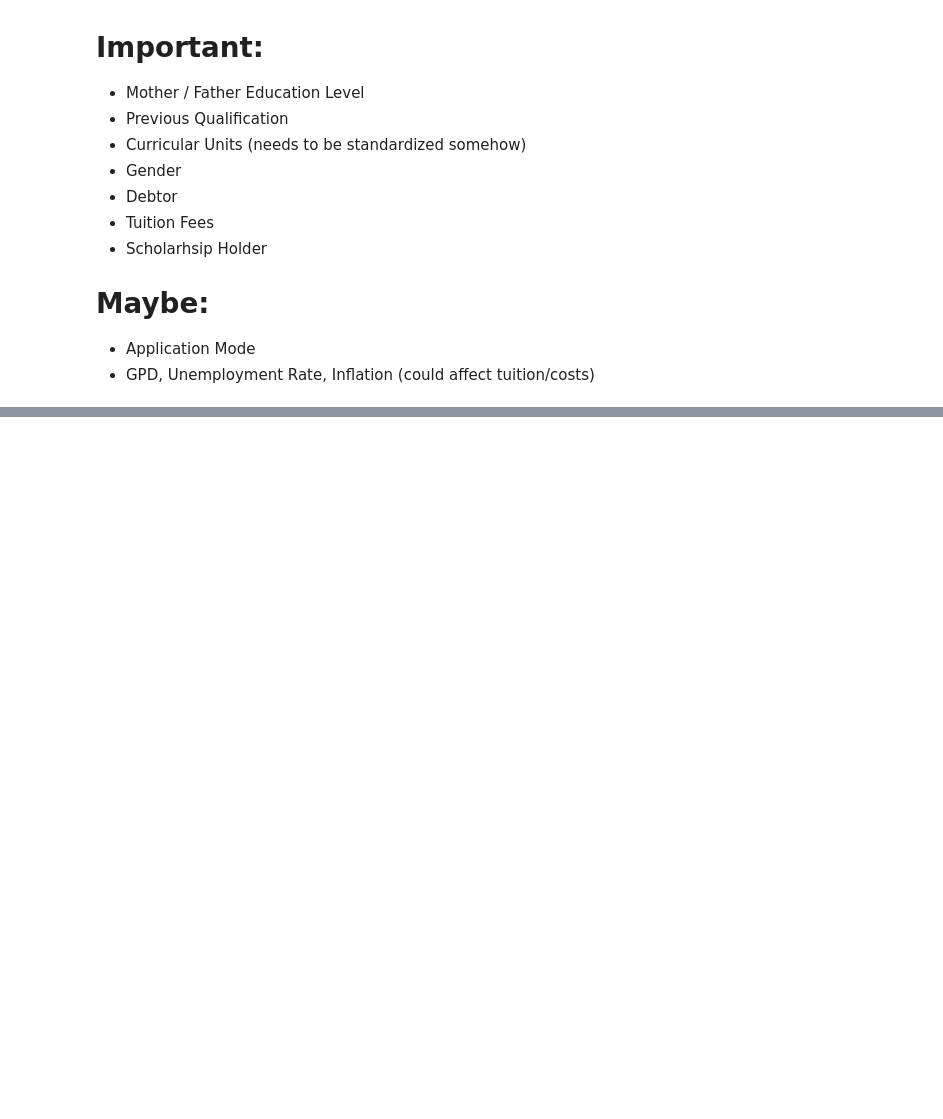
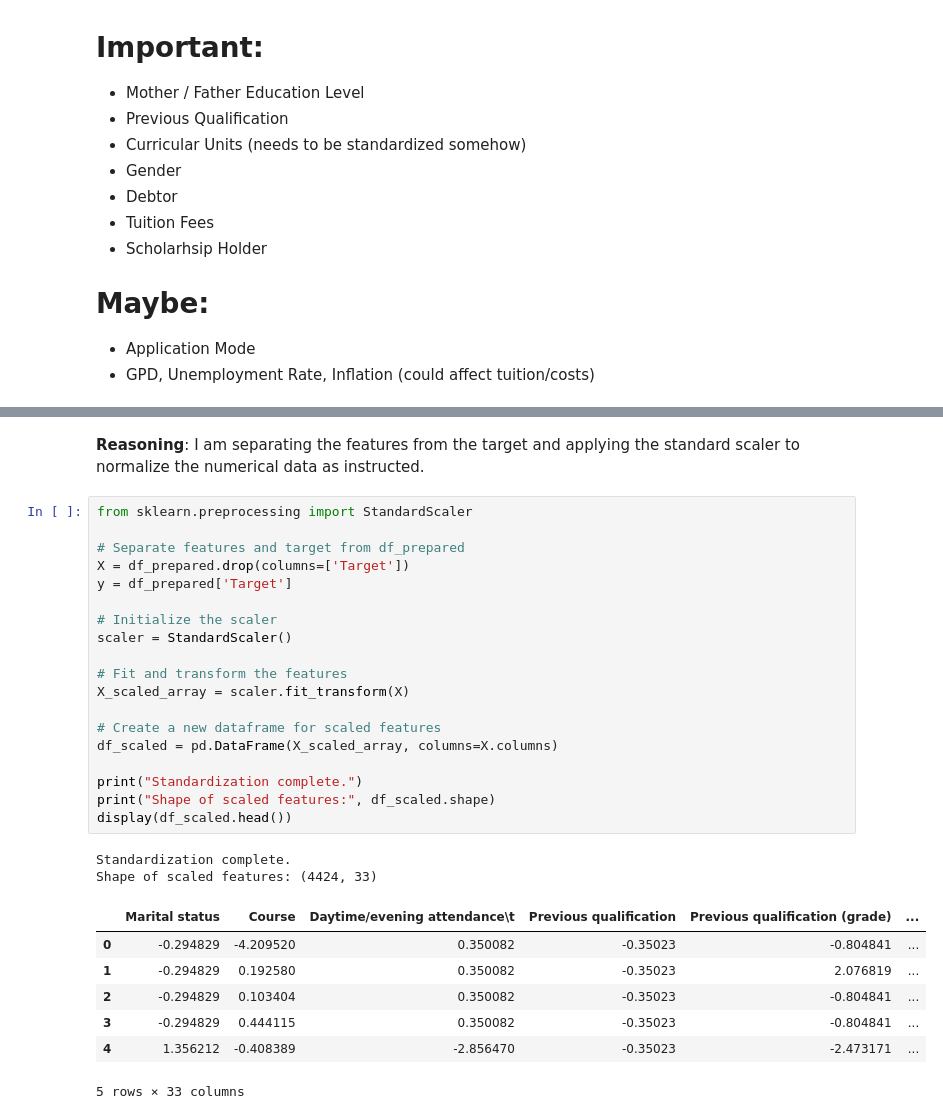
Before and after one commit to Hmcg23/student_dropout_project, a Jupyter notebook: iX_DS_Project.ipynb, the cells around one changed output, grey strips where cells are left out. Cells and saved outputs as stored; diff of their text form; blank space fills up the shorter version.

```diff
--- a/iX_DS_Project.ipynb
+++ b/iX_DS_Project.ipynb
@@ -256,0 +350,32 @@ NameError: name 'df' is not defined
+# %% [markdown]
+**Reasoning**:
+I am separating the features from the target and applying the standard scaler to normalize the numerical data as instructed.
+# %%
+from sklearn.preprocessing import StandardScaler
+
+# Separate features and target from df_prepared
+X = df_prepared.drop(columns=['Target'])
+y = df_prepared['Target']
+
+# Initialize the scaler
+scaler = StandardScaler()
+
+# Fit and transform the features
+X_scaled_array = scaler.fit_transform(X)
+
+# Create a new dataframe for scaled features
+df_scaled = pd.DataFrame(X_scaled_array, columns=X.columns)
+
+print("Standardization complete.")
+print("Shape of scaled features:", df_scaled.shape)
+display(df_scaled.head())
+# %% [output]
+Standardization complete.
+Shape of scaled features: (4424, 33)
+|  | Marital status | Course | Daytime/evening attendance\t | Previous qualification | Previous qualification (grade) | ... |
+| 0 | -0.294829 | -4.209520 | 0.350082 | -0.35023 | -0.804841 | ... |
+| 1 | -0.294829 | 0.192580 | 0.350082 | -0.35023 | 2.076819 | ... |
+| 2 | -0.294829 | 0.103404 | 0.350082 | -0.35023 | -0.804841 | ... |
+| 3 | -0.294829 | 0.444115 | 0.350082 | -0.35023 | -0.804841 | ... |
+| 4 | 1.356212 | -0.408389 | -2.856470 | -0.35023 | -2.473171 | ... |
+5 rows × 33 columns
```
Also changed, not shown: parts of 26 cells of this notebook.
